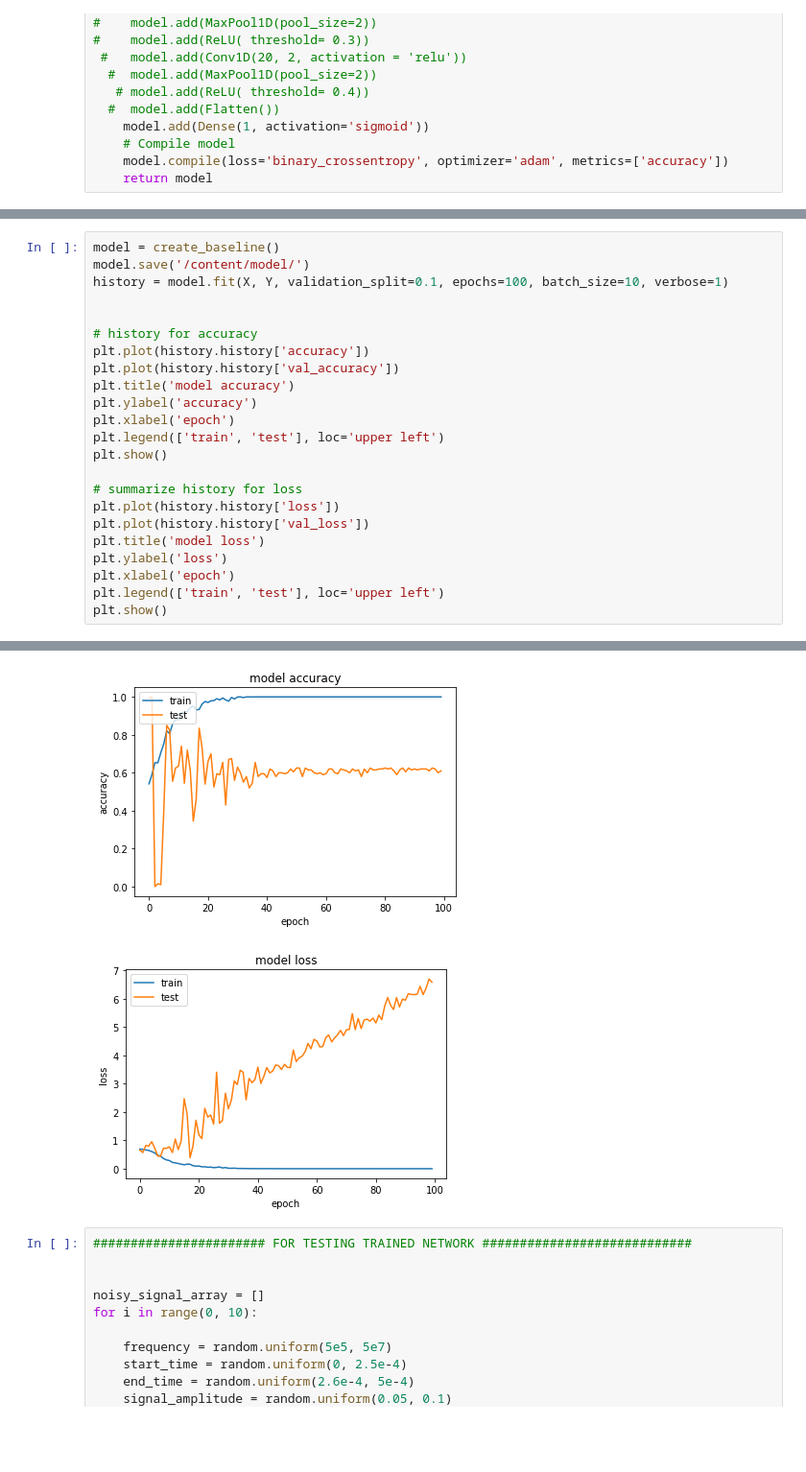
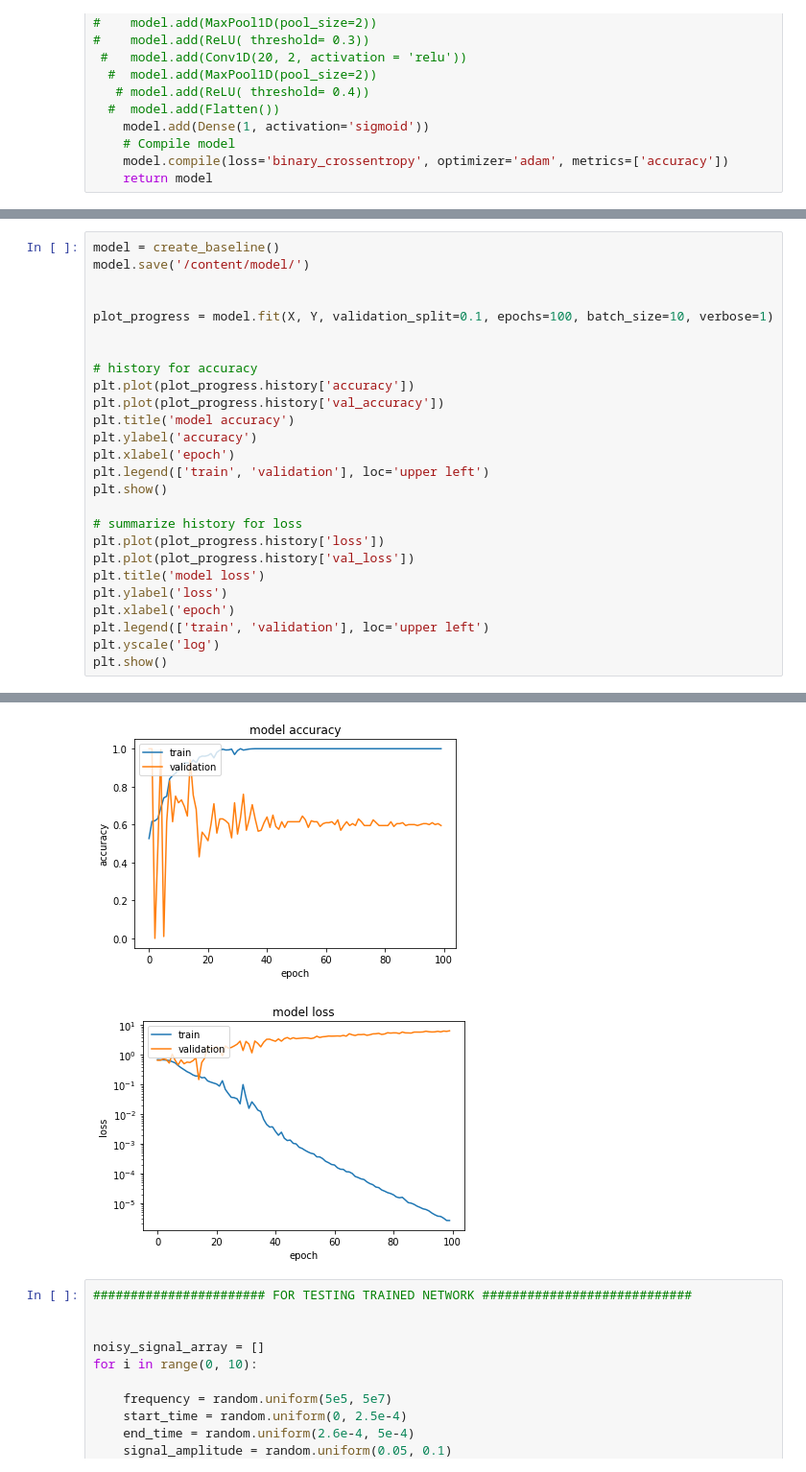
Before and after one commit to mohiuddinrazu/betadistribution, a Jupyter notebook: signal_classifier_with_fft_for_p8.ipynb, the cells around one changed output, grey strips where cells are left out. Shown: that part at 96% size. Cells and saved outputs as stored; diff of their text form; blank space fills up the shorter version.

Commit message:
Initial model with dense layers only

```diff
--- a/signal_classifier_with_fft_for_p8.ipynb
+++ b/signal_classifier_with_fft_for_p8.ipynb
@@ -285,25 +301,28 @@ AttributeError: ignored
 # %%
 model = create_baseline()
 model.save('/content/model/')
-history = model.fit(X, Y, validation_split=0.1, epochs=100, batch_size=10, verbose=1)
+
+
+plot_progress = model.fit(X, Y, validation_split=0.1, epochs=100, batch_size=10, verbose=1)
 
 
 # history for accuracy
-plt.plot(history.history['accuracy'])
-plt.plot(history.history['val_accuracy'])
+plt.plot(plot_progress.history['accuracy'])
+plt.plot(plot_progress.history['val_accuracy'])
 plt.title('model accuracy')
 plt.ylabel('accuracy')
 plt.xlabel('epoch')
-plt.legend(['train', 'test'], loc='upper left')
+plt.legend(['train', 'validation'], loc='upper left')
 plt.show()
 
 # summarize history for loss
-plt.plot(history.history['loss'])
-plt.plot(history.history['val_loss'])
+plt.plot(plot_progress.history['loss'])
+plt.plot(plot_progress.history['val_loss'])
 plt.title('model loss')
 plt.ylabel('loss')
 plt.xlabel('epoch')
-plt.legend(['train', 'test'], loc='upper left')
+plt.legend(['train', 'validation'], loc='upper left')
+plt.yscale('log')
 plt.show()
 # %% [output]
 Epoch 1/100
@@ -326,5 +345,5 @@ Epoch 100/100
-[figure, old version]
+[figure, new version]
-[figure, old version]
+[figure, new version]
 # %%
 ####################### FOR TESTING TRAINED NETWORK ############################
 
```
Also changed, not shown: parts of 2 cells of this notebook.
